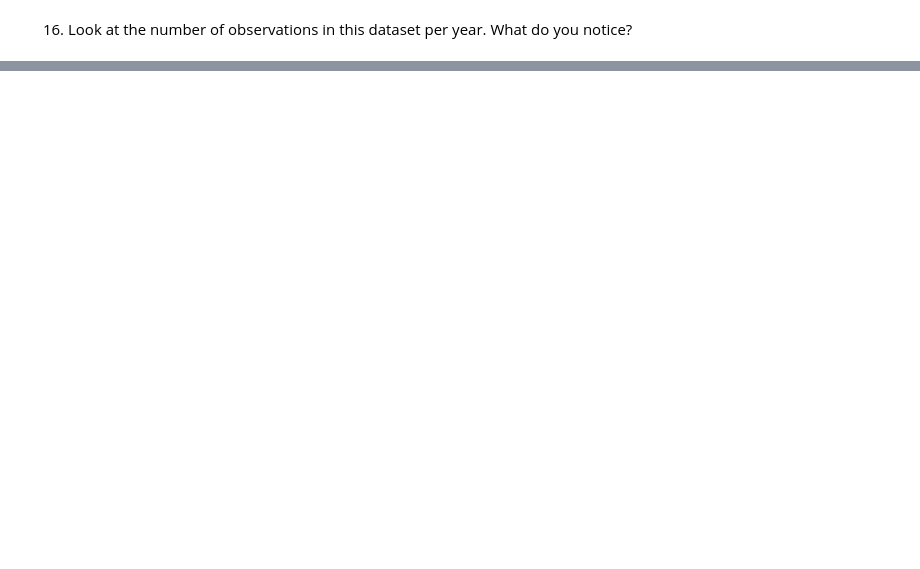
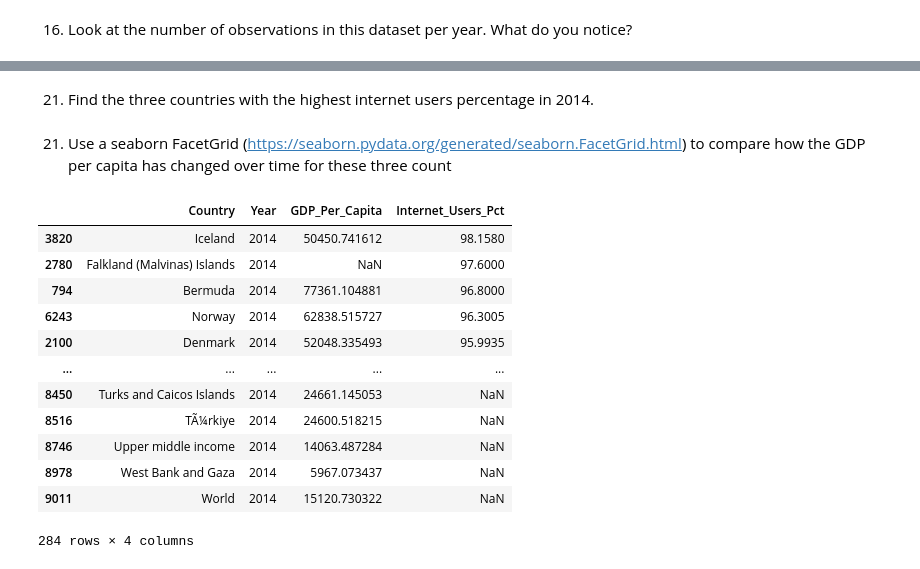
Before and after one commit to NSS-Full-Time-Data-Analytics-14/gdp-and-internet-usage-GGRAN24, a Jupyter notebook: notebook/UN_project.ipynb, the cells around one changed output, grey strips where cells are left out. Saved outputs shown, nothing was run; the diff lists cells and outputs as text; code cells hidden in the pictures; blank space fills up the shorter version.

```diff
--- a/notebook/UN_project.ipynb
+++ b/notebook/UN_project.ipynb
@@ -369,0 +515,22 @@ internet_df
+# %% [markdown]
+21. Find the three countries with the highest internet users percentage in 2014.
+# %% [markdown]
+21. Use a seaborn FacetGrid (https://seaborn.pydata.org/generated/seaborn.FacetGrid.html) to compare how the GDP per capita has changed over time for these three count
+# %%
+gdp_and_internet_use=gdp_and_internet_use.loc[gdp_and_internet_use['Year']==2014]
+gdp_and_internet_use=gdp_and_internet_use.sort_values(by='Internet_Users_Pct',ascending=False)
+gdp_and_internet_use
+# %% [output]
+|  | Country | Year | GDP_Per_Capita | Internet_Users_Pct |
+| 3820 | Iceland | 2014 | 50450.741612 | 98.1580 |
+| 2780 | Falkland (Malvinas) Islands | 2014 | NaN | 97.6000 |
+| 794 | Bermuda | 2014 | 77361.104881 | 96.8000 |
+| 6243 | Norway | 2014 | 62838.515727 | 96.3005 |
+| 2100 | Denmark | 2014 | 52048.335493 | 95.9935 |
+| ... | ... | ... | ... | ... |
+| 8450 | Turks and Caicos Islands | 2014 | 24661.145053 | NaN |
+| 8516 | TÃ¼rkiye | 2014 | 24600.518215 | NaN |
+| 8746 | Upper middle income | 2014 | 14063.487284 | NaN |
+| 8978 | West Bank and Gaza | 2014 | 5967.073437 | NaN |
+| 9011 | World | 2014 | 15120.730322 | NaN |
+284 rows × 4 columns
```
Also changed, not shown: parts of 23 cells of this notebook.
